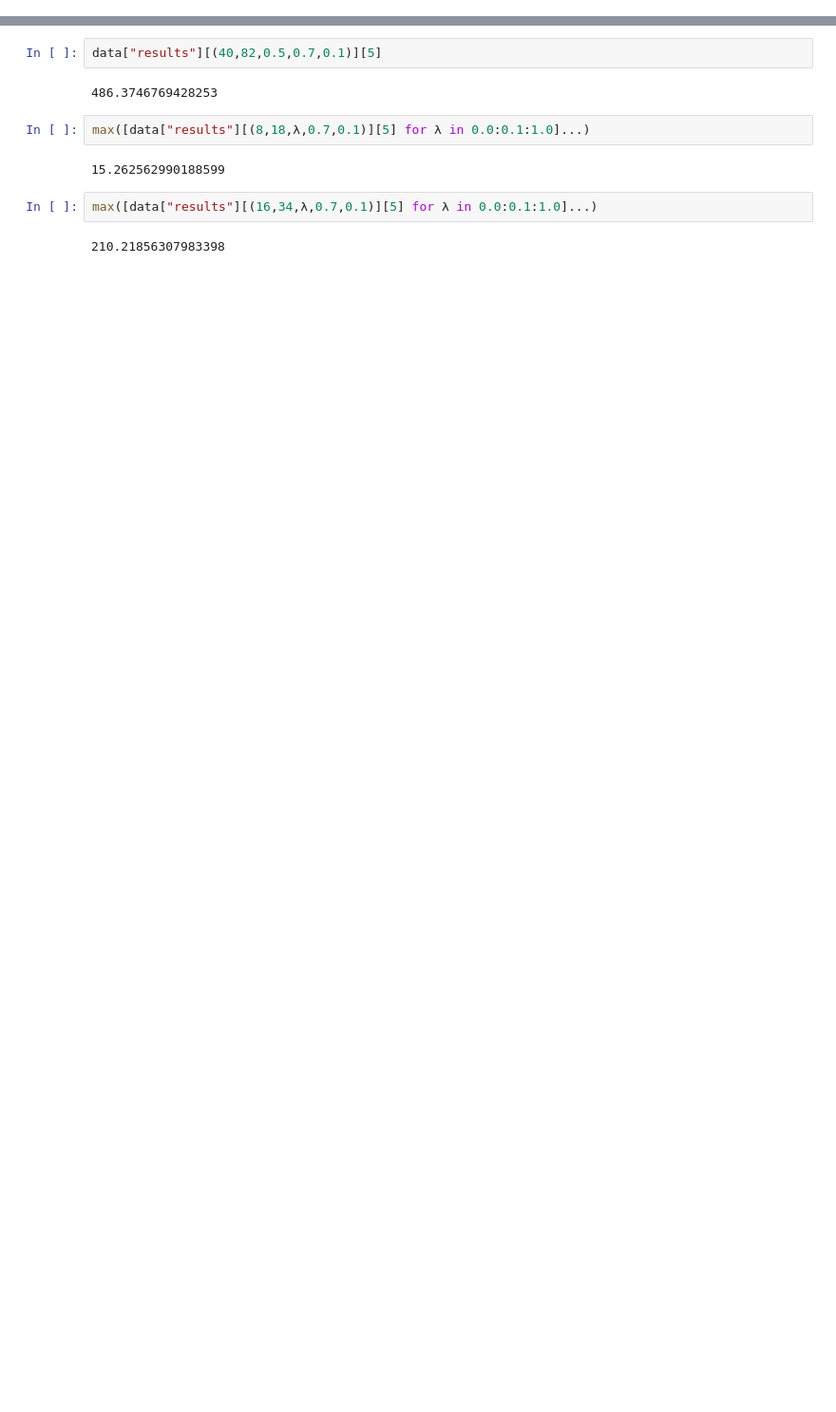
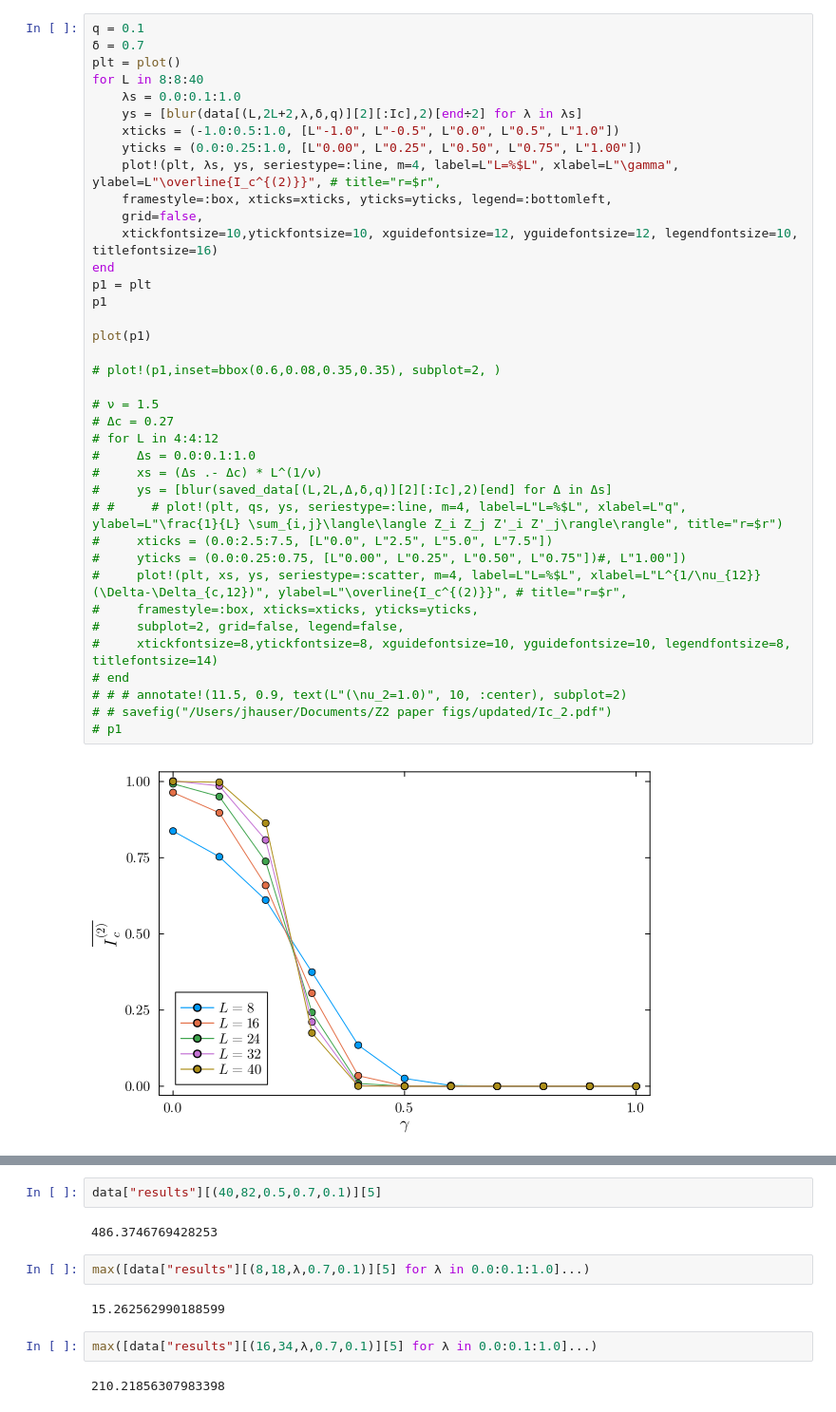
Before and after one commit to jahauser/2025_ZZX_TNs, a Jupyter notebook: notebooks/25_08_10.ipynb, the cells around one changed output, grey strips where cells are left out. Shown at 95% size. Drawn from its saved outputs; the diff is of its cells as text; blank space fills up the shorter version.

```diff
--- a/notebooks/25_08_10.ipynb
+++ b/notebooks/25_08_10.ipynb
@@ -7,0 +66,40 @@ JLDFile /Users/jhauser/Code/2025_ZZX_TNs/output/collated_results.jld2 (read-only
+# %%
+q = 0.1
+δ = 0.7
+plt = plot()
+for L in 8:8:40
+    λs = 0.0:0.1:1.0
+    ys = [blur(data[(L,2L+2,λ,δ,q)][2][:Ic],2)[end÷2] for λ in λs]
+    xticks = (-1.0:0.5:1.0, [L"-1.0", L"-0.5", L"0.0", L"0.5", L"1.0"])
+    yticks = (0.0:0.25:1.0, [L"0.00", L"0.25", L"0.50", L"0.75", L"1.00"])
+    plot!(plt, λs, ys, seriestype=:line, m=4, label=L"L=%$L", xlabel=L"\gamma", ylabel=L"\overline{I_c^{(2)}}", # title="r=$r",
+    framestyle=:box, xticks=xticks, yticks=yticks, legend=:bottomleft,
+    grid=false,
+    xtickfontsize=10,ytickfontsize=10, xguidefontsize=12, yguidefontsize=12, legendfontsize=10, titlefontsize=16)
+end
+p1 = plt
+p1
+
+plot(p1)
+
+# plot!(p1,inset=bbox(0.6,0.08,0.35,0.35), subplot=2, )
+
+# ν = 1.5
+# Δc = 0.27
+# for L in 4:4:12
+#     Δs = 0.0:0.1:1.0
+#     xs = (Δs .- Δc) * L^(1/ν)
+#     ys = [blur(saved_data[(L,2L,Δ,δ,q)][2][:Ic],2)[end] for Δ in Δs]
+# #     # plot!(plt, qs, ys, seriestype=:line, m=4, label=L"L=%$L", xlabel=L"q", ylabel=L"\frac{1}{L} \sum_{i,j}\langle\langle Z_i Z_j Z'_i Z'_j\rangle\rangle", title="r=$r")
+#     xticks = (0.0:2.5:7.5, [L"0.0", L"2.5", L"5.0", L"7.5"])
+#     yticks = (0.0:0.25:0.75, [L"0.00", L"0.25", L"0.50", L"0.75"])#, L"1.00"])
+#     plot!(plt, xs, ys, seriestype=:scatter, m=4, label=L"L=%$L", xlabel=L"L^{1/\nu_{12}}(\Delta-\Delta_{c,12})", ylabel=L"\overline{I_c^{(2)}}", # title="r=$r",
+#     framestyle=:box, xticks=xticks, yticks=yticks,
+#     subplot=2, grid=false, legend=false,
+#     xtickfontsize=8,ytickfontsize=8, xguidefontsize=10, yguidefontsize=10, legendfontsize=8, titlefontsize=14)
+# end
+# # # annotate!(11.5, 0.9, text(L"(\nu_2=1.0)", 10, :center), subplot=2)
+# # savefig("/Users/jhauser/Documents/Z2 paper figs/updated/Ic_2.pdf")
+# p1
+# %% [output]
+[figure, added]
```
Also changed, not shown: parts of 8 cells of this notebook, 4 other files.
